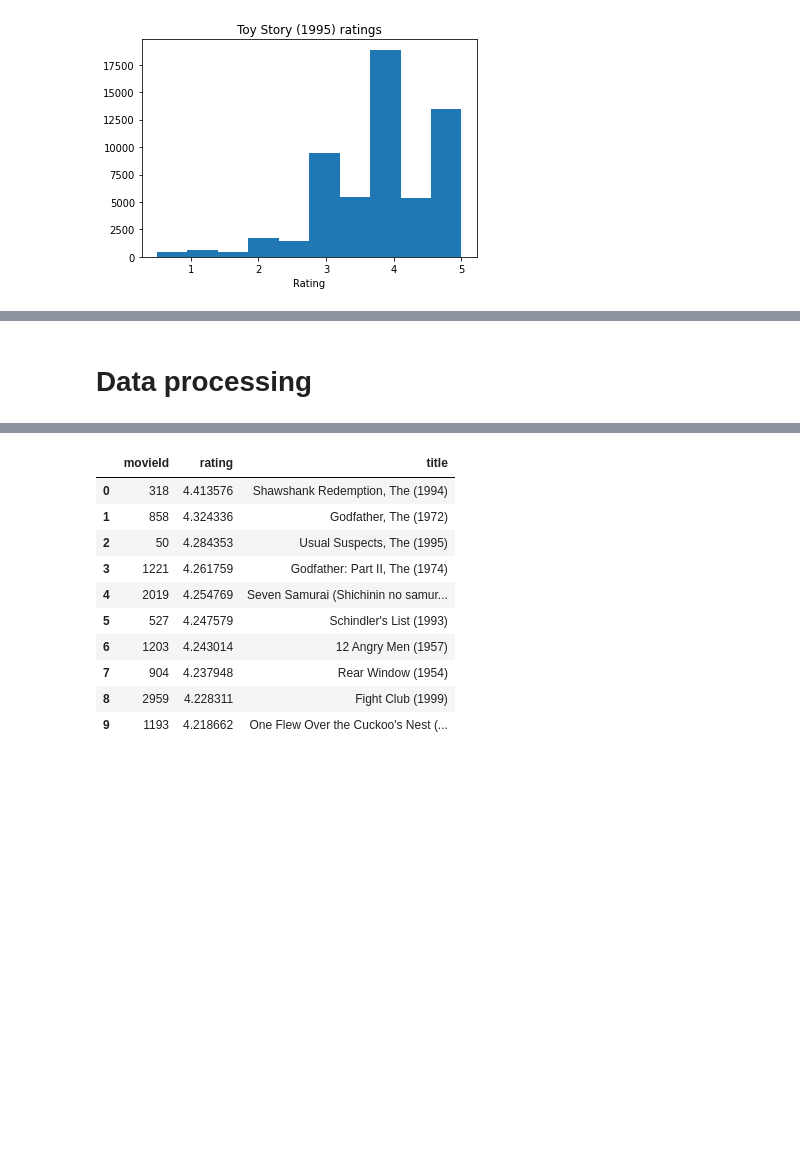
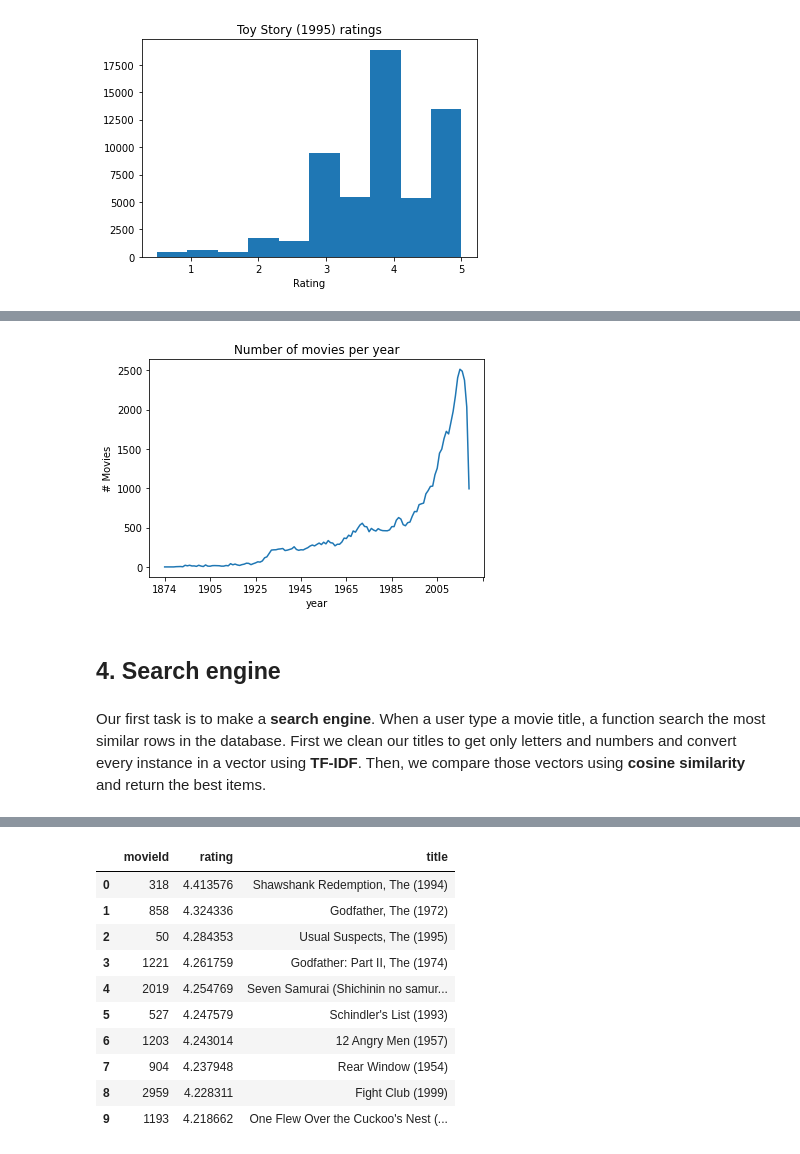
Before and after one commit to franklinzppa/movie-recommendation, a Jupyter notebook: notebooks/recomendation.ipynb, the cells around one changed output, grey strips where cells are left out. Saved outputs shown, nothing was run; the diff lists cells and outputs as text; code cells hidden in the pictures; blank space fills up the shorter version.

```diff
--- a/notebooks/recomendation.ipynb
+++ b/notebooks/recomendation.ipynb
@@ -147 +151,10 @@ top_5.merge(right=movies[['movieId', 'title']], left_index=True, right_on='movie
+# %%
+# Movies per year
+
+movies.groupby('year').size().plot()
+plt.ylabel('# Movies')
+plt.title('Number of movies per year')
+plt.show()
+# %% [output]
+[figure, added]
 # %%
@@ -148,6 +163,8 @@ top_5.merge(right=movies[['movieId', 'title']], left_index=True, right_on='movie
 # What's the highest mean rating movie?
-# %% [markdown]
-# Data processing
+# %% [markdown]
+## 4. Search engine
+# %% [markdown]
+Our first task is to make a **search engine**. When a user type a movie title, a function search the most similar rows in the database. First we clean our titles to get only letters and numbers and convert every instance in a vector using **TF-IDF**. Then, we compare those vectors using **cosine similarity** and return the best items.
 # %%
 # Cleaning titles with regex
 
```
Also changed, not shown: parts of 70 cells of this notebook.
